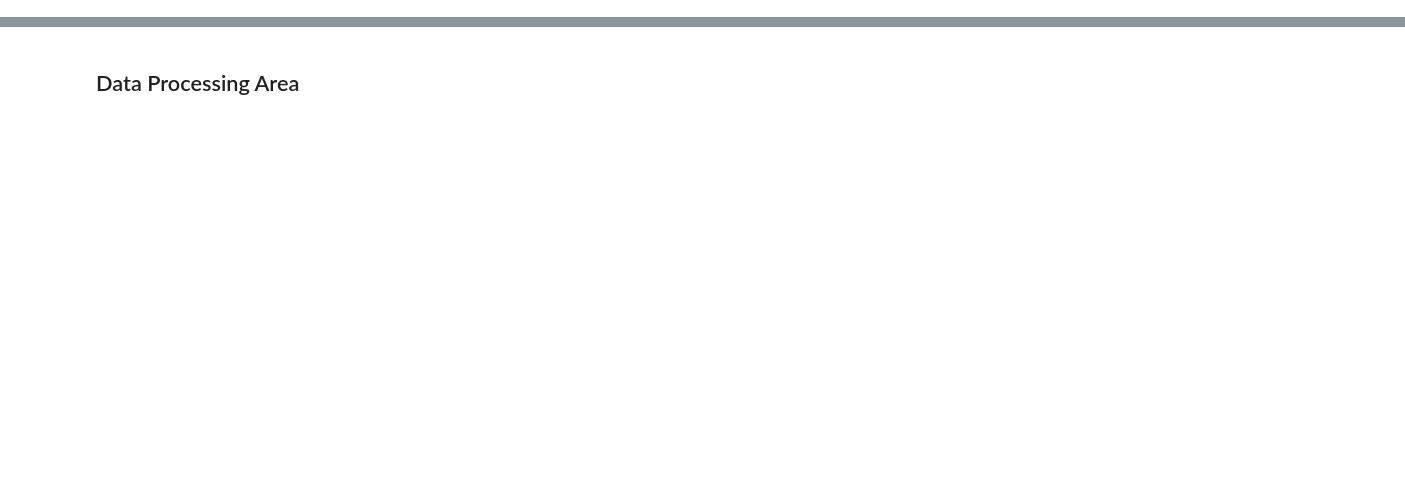
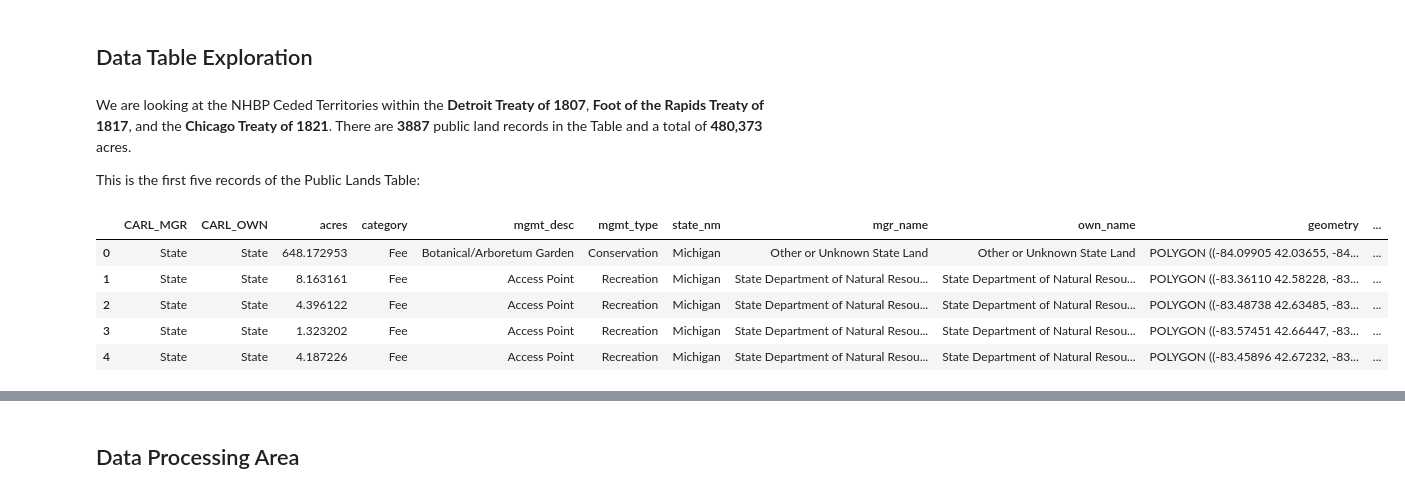
Before and after one commit to Location-Artistry/ColabNotebooks, a Jupyter notebook: Public_Lands_in_NHBP_Ceded_Territories.ipynb, the cells around one changed output, grey strips where cells are left out. Saved outputs shown, nothing was run; the diff lists cells and outputs as text; code cells hidden in the pictures; blank space fills up the shorter version.

```diff
--- a/Public_Lands_in_NHBP_Ceded_Territories.ipynb
+++ b/Public_Lands_in_NHBP_Ceded_Territories.ipynb
@@ -2,0 +15,11 @@
+# %% [markdown]
+## Data Table Exploration
+# %% [markdown]
+We are looking at the NHBP Ceded Territories within the **Detroit Treaty of 1807**, **Foot of the Rapids Treaty of 1817**, and the **Chicago Treaty of 1821**.  There are **3887** public land records in the Table and a total of **480,373** acres.
+
+This is the first five records of the Public Lands Table:
+# %%
+# Data processing occuring down in the Processing markdown heading
+# Assign new names to public lands and treaty dataframes, records cleaned and ready for analysis
+Treaty_Areas = gdf2
+Public_Lands = joinLands
@@ -2,0 +29,9 @@
+# %%
+Public_Lands.head()
+# %% [output]
+|  | CARL_MGR | CARL_OWN | acres | category | mgmt_desc | mgmt_type | state_nm | mgr_name | own_name | geometry | ... |
+| 0 | State | State | 648.172953 | Fee | Botanical/Arboretum Garden | Conservation | Michigan | Other or Unknown State Land | Other or Unknown State Land | POLYGON ((-84.09905 42.03655, -84... | ... |
+| 1 | State | State | 8.163161 | Fee | Access Point | Recreation | Michigan | State Department of Natural Resou... | State Department of Natural Resou... | POLYGON ((-83.36110 42.58228, -83... | ... |
+| 2 | State | State | 4.396122 | Fee | Access Point | Recreation | Michigan | State Department of Natural Resou... | State Department of Natural Resou... | POLYGON ((-83.48738 42.63485, -83... | ... |
+| 3 | State | State | 1.323202 | Fee | Access Point | Recreation | Michigan | State Department of Natural Resou... | State Department of Natural Resou... | POLYGON ((-83.57451 42.66447, -83... | ... |
+| 4 | State | State | 4.187226 | Fee | Access Point | Recreation | Michigan | State Department of Natural Resou... | State Department of Natural Resou... | POLYGON ((-83.45896 42.67232, -83... | ... |
```
Also changed, not shown: parts of 88 cells of this notebook.
